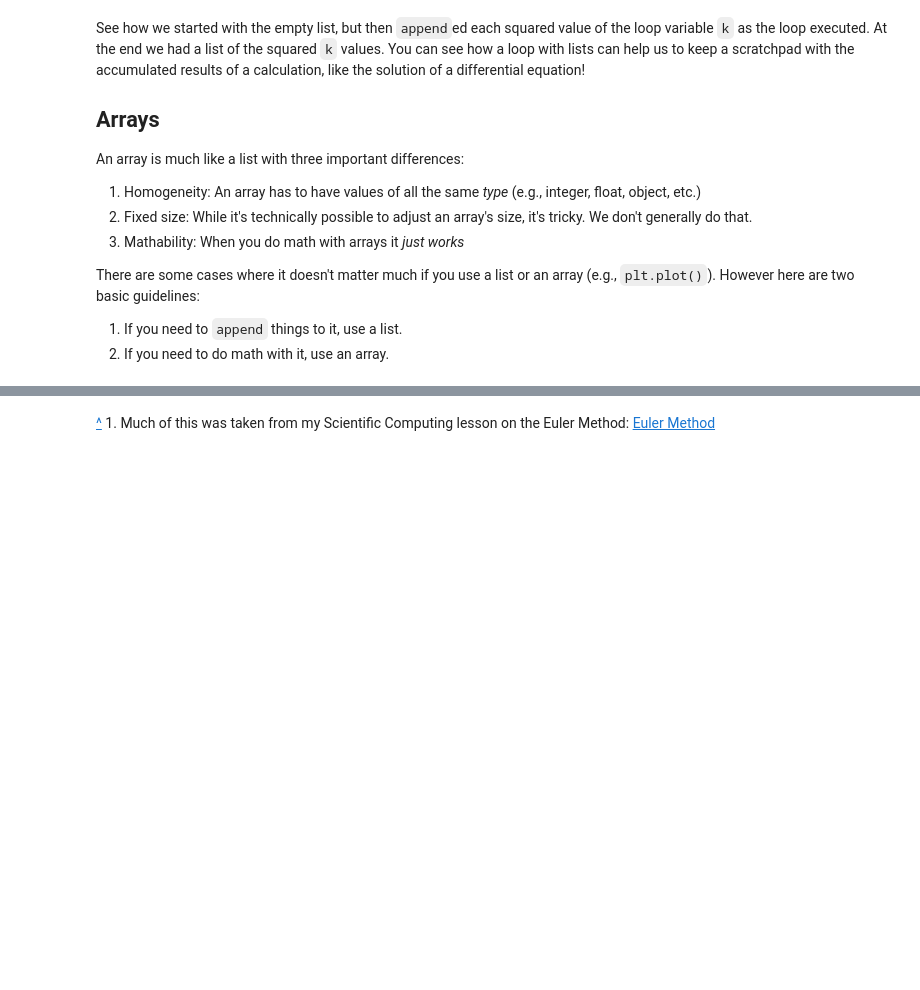
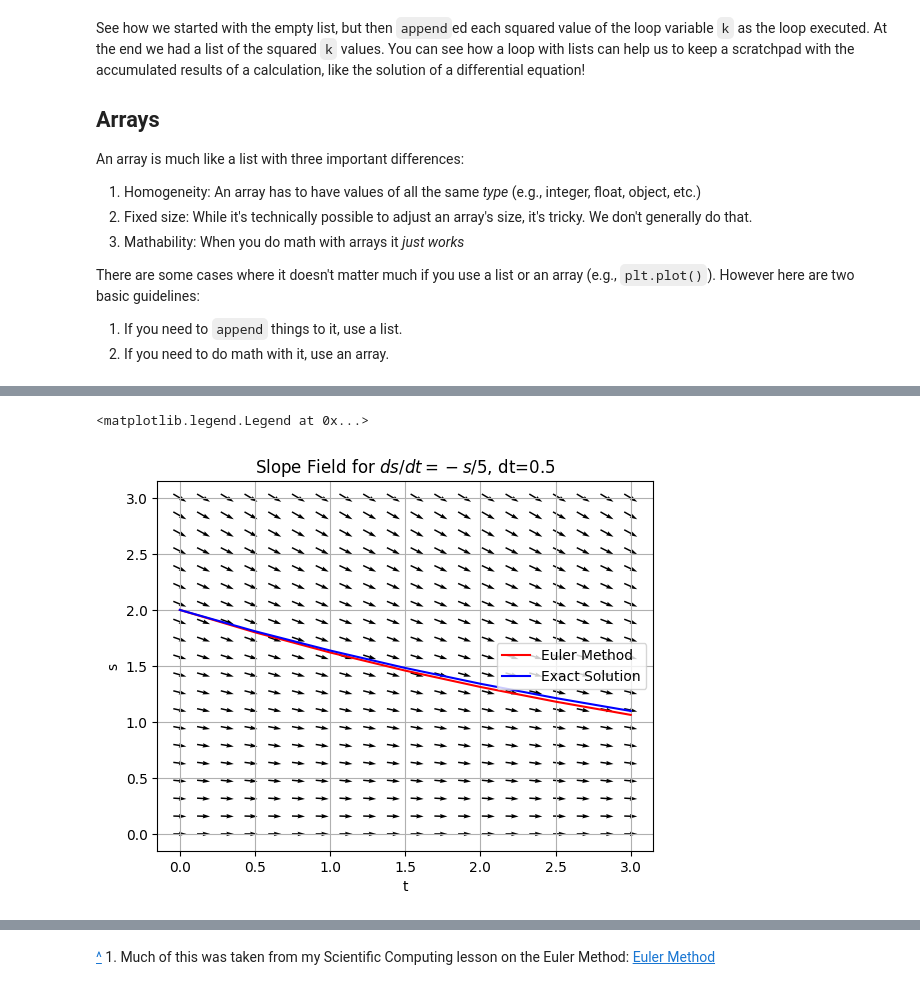
Before and after one commit to 201820-SWEN-230/MATH-330-Activities, a Jupyter notebook: Activity2_NumericalMethods.ipynb, the cells around one changed output, grey strips where cells are left out. Cells and saved outputs as stored; diff of their text form; code cells hidden in the pictures; blank space fills up the shorter version.

```diff
--- a/Activity2_NumericalMethods.ipynb
+++ b/Activity2_NumericalMethods.ipynb
@@ -180,0 +183,3 @@ $$\frac{ds}{dt} = f_s(s,t) = -s/5$$
+# %%
+def f_s(s, t):
+    return -s/5
@@ -180,0 +188,3 @@ $$\frac{ds}{dt} = f_s(s,t) = -s/5$$
+# %%
+def EulerStep(s, f, t, dt):
+    return s + f(s,t)*dt
@@ -180,0 +195,51 @@ $$\frac{ds}{dt} = f_s(s,t) = -s/5$$
+# %%
+#
+# Let's calculate the slope field first and store them in u,v
+#
+
+tdomain = np.linspace(0,3,20)
+sdomain = np.linspace(0,3,20)
+
+mesh_t,mesh_s = np.meshgrid(tdomain, sdomain)
+
+u = 1
+v = -mesh_s/5
+
+#
+# Next let's use the Euler method to solve the differential equation
+#
+
+s = 2
+t = 0
+dt = 0.5
+
+s_list = [s]
+t_list = [t]
+
+while t < 3:
+    s = EulerStep(s, f_s, t, dt) # take one step!
+    t = t + dt # update t
+    s_list.append(s) # use `append` to save s
+    t_list.append(t) # use `append` to save t
+
+#
+# Now calculate the exact solution using numpy
+#
+
+s_exact = s_list[0]*np.exp(-np.array(t_list)/5)
+
+#
+# Now plot it all!
+#
+
+plt.quiver(mesh_t,mesh_s,u,v,pivot='mid')
+plt.plot(t_list,s_list,'r-', label="Euler Method")
+plt.plot(t_list,s_exact,'b-', label="Exact Solution")
+plt.grid()
+plt.xlabel("t")
+plt.ylabel("s")
+plt.title("Slope Field for $ds/dt = -s/5$, dt=0.5")
+plt.legend()
+# %% [output]
+<matplotlib.legend.Legend at 0x...>
+[figure, added]
```
Also changed, not shown: parts of 6 cells of this notebook.
